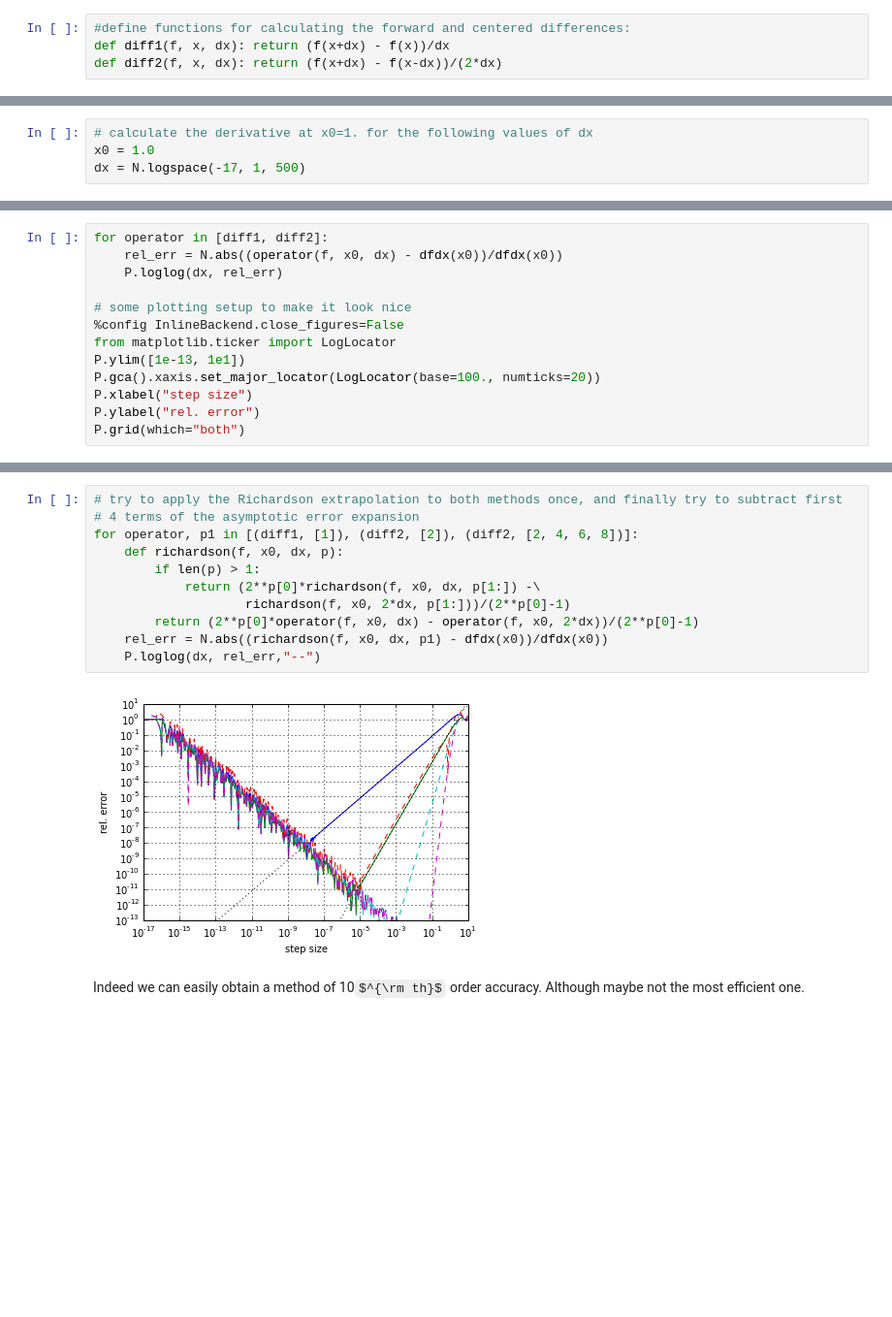
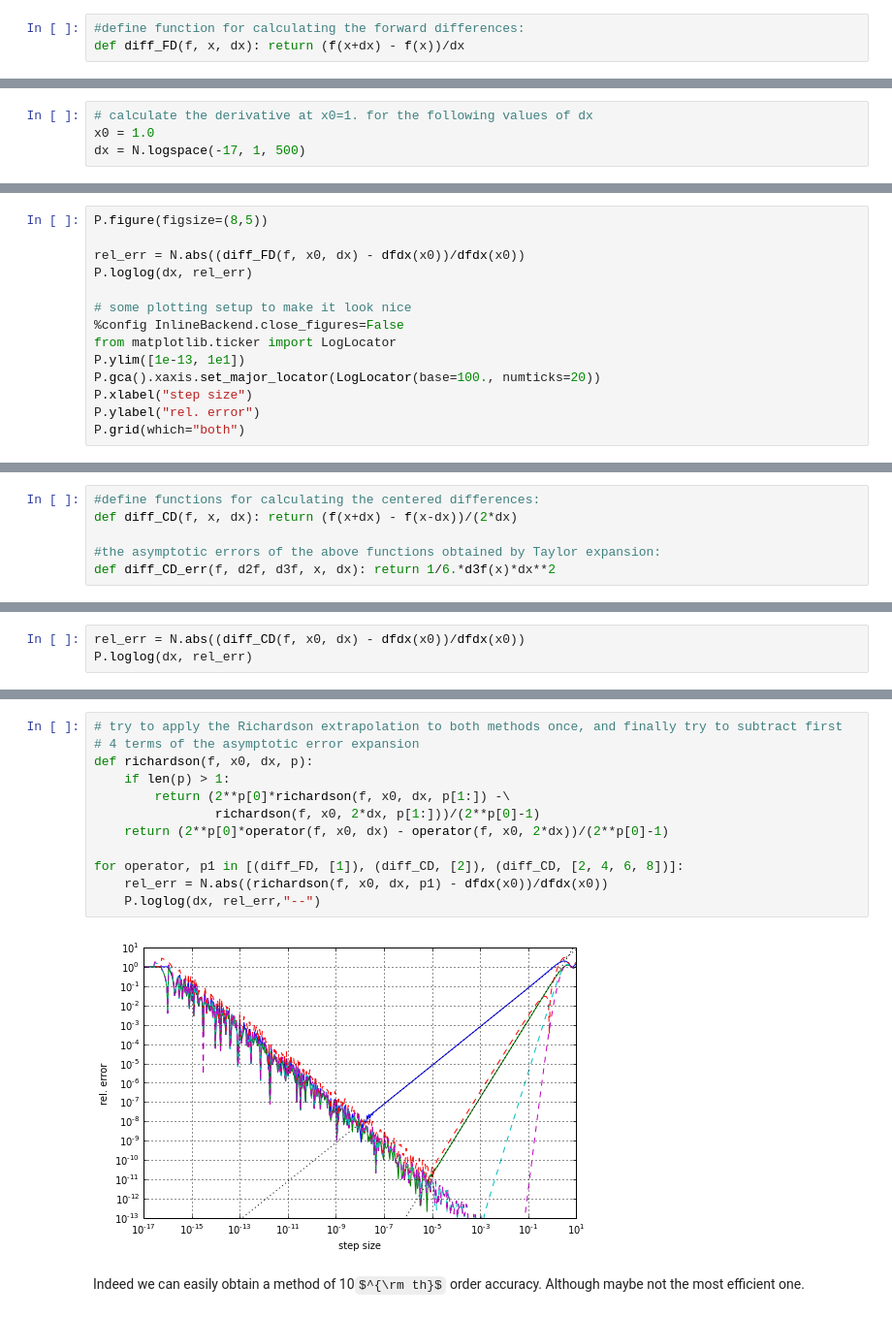
Before and after one commit to rouckas/NEVF138, a Jupyter notebook: 010 Differentiation.ipynb, the cells around one changed output, grey strips where cells are left out. Shown at 97% size. Drawn from its saved outputs; the diff is of its cells as text; some formulas as TeX source; blank space fills up the shorter version.

```diff
--- a/010 Differentiation.ipynb
+++ b/010 Differentiation.ipynb
@@ -4,7 +51,6 @@
 import pylab as P
 import numpy as N
 # %%
-#define functions for calculating the forward and centered differences:
-def diff1(f, x, dx): return (f(x+dx) - f(x))/dx
-def diff2(f, x, dx): return (f(x+dx) - f(x-dx))/(2*dx)
+#define function for calculating the forward differences:
+def diff_FD(f, x, dx): return (f(x+dx) - f(x))/dx
 # %%
@@ -24,7 +71,8 @@ dx = N.logspace(-17, 1, 500)
 # %%
-for operator in [diff1, diff2]:
-    rel_err = N.abs((operator(f, x0, dx) - dfdx(x0))/dfdx(x0))
-    P.loglog(dx, rel_err)
+P.figure(figsize=(8,5))
+
+rel_err = N.abs((diff_FD(f, x0, dx) - dfdx(x0))/dfdx(x0))
+P.loglog(dx, rel_err)
 
 # some plotting setup to make it look nice
 %config InlineBackend.close_figures=False
@@ -45,0 +94,6 @@ for err in [diff1_err, diff2_err]:
+# %%
+#define functions for calculating the centered differences:
+def diff_CD(f, x, dx): return (f(x+dx) - f(x-dx))/(2*dx)
+
+#the asymptotic errors of the above functions obtained by Taylor expansion:
+def diff_CD_err(f, d2f, d3f, x, dx): return 1/6.*d3f(x)*dx**2
@@ -45,0 +102,3 @@ for err in [diff1_err, diff2_err]:
+# %%
+rel_err = N.abs((diff_CD(f, x0, dx) - dfdx(x0))/dfdx(x0))
+P.loglog(dx, rel_err)
@@ -46,15 +117,16 @@ for err in [diff1_err, diff2_err]:
 # %%
 # try to apply the Richardson extrapolation to both methods once, and finally try to subtract first
 # 4 terms of the asymptotic error expansion
-for operator, p1 in [(diff1, [1]), (diff2, [2]), (diff2, [2, 4, 6, 8])]:
-    def richardson(f, x0, dx, p):
-        if len(p) > 1:
-            return (2**p[0]*richardson(f, x0, dx, p[1:]) -\
-                    richardson(f, x0, 2*dx, p[1:]))/(2**p[0]-1)
-        return (2**p[0]*operator(f, x0, dx) - operator(f, x0, 2*dx))/(2**p[0]-1)
+def richardson(f, x0, dx, p):
+    if len(p) > 1:
+        return (2**p[0]*richardson(f, x0, dx, p[1:]) -\
+                richardson(f, x0, 2*dx, p[1:]))/(2**p[0]-1)
+    return (2**p[0]*operator(f, x0, dx) - operator(f, x0, 2*dx))/(2**p[0]-1)
+
+for operator, p1 in [(diff_FD, [1]), (diff_CD, [2]), (diff_CD, [2, 4, 6, 8])]:
     rel_err = N.abs((richardson(f, x0, dx, p1) - dfdx(x0))/dfdx(x0))
     P.loglog(dx, rel_err,"--")
 # %% [output]
-[figure, old version]
+[figure, new version]
 # %% [markdown]
 Indeed we can easily obtain a method of 10$^{\rm th}$ order accuracy. Although maybe not the most efficient one.
```
Also changed, not shown: parts of 10 cells of this notebook, 12 other files.
